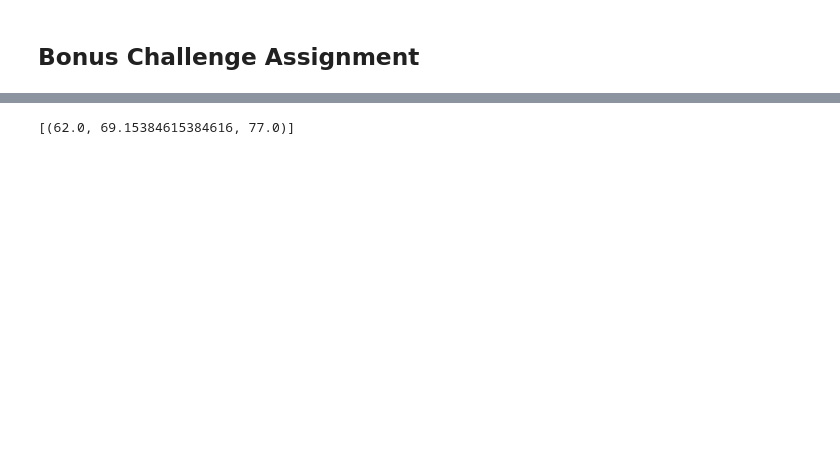
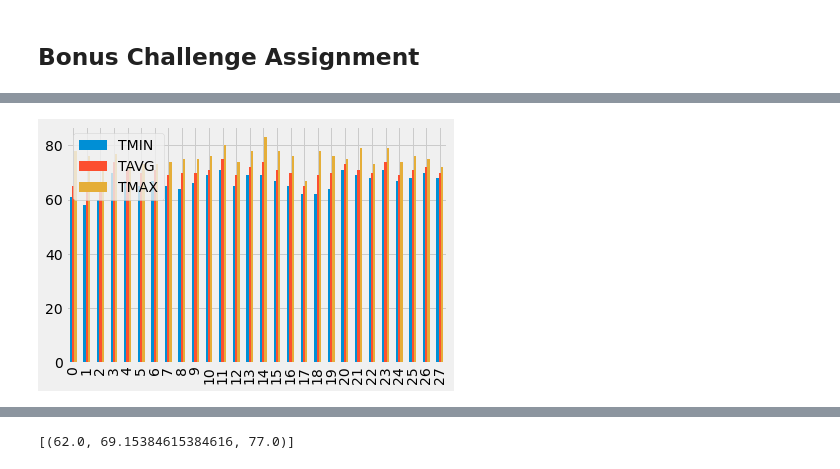
Before and after one commit to umiranda/Hawaii-Weather-analysis, a Jupyter notebook: New_code3.ipynb, the cells around one changed output, grey strips where cells are left out. Saved outputs shown, nothing was run; the diff lists cells and outputs as text; code cells hidden in the pictures; blank space fills up the shorter version.

```diff
--- a/New_code3.ipynb
+++ b/New_code3.ipynb
@@ -214,8 +259,14 @@ print(calc_temps('2012-02-28', '2012-03-05'))
 # %%
 # Plot the results from your previous query as a bar chart.
+df = pd.DataFrame(result, columns = ['TMIN', 'TAVG', 'TMAX'])
+df.plot.bar()
+plt.tight_layout()
+plt.show()
 # Use "Trip Avg Temp" as your Title
 # Use the average temperature for the y value
 # Use the peak-to-peak (tmax-tmin) value as the y error bar (yerr)
+# %% [output]
+[figure, added]
 # %%
 # Calculate the total amount of rainfall per weather station for your trip dates using the previous year's matching dates.
 # Sort this in descending order by precipitation amount and list the station, name, latitude, longitude, and elevation
```
Also changed, not shown: parts of 9 cells of this notebook, 1 other file.
